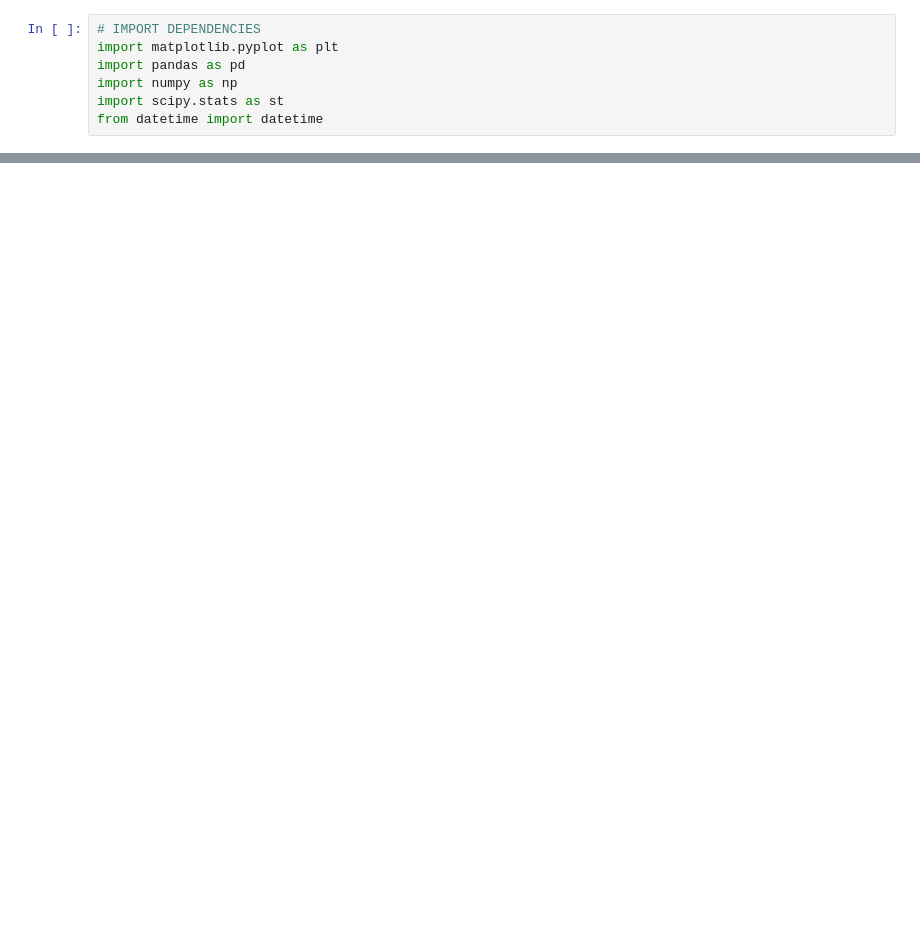
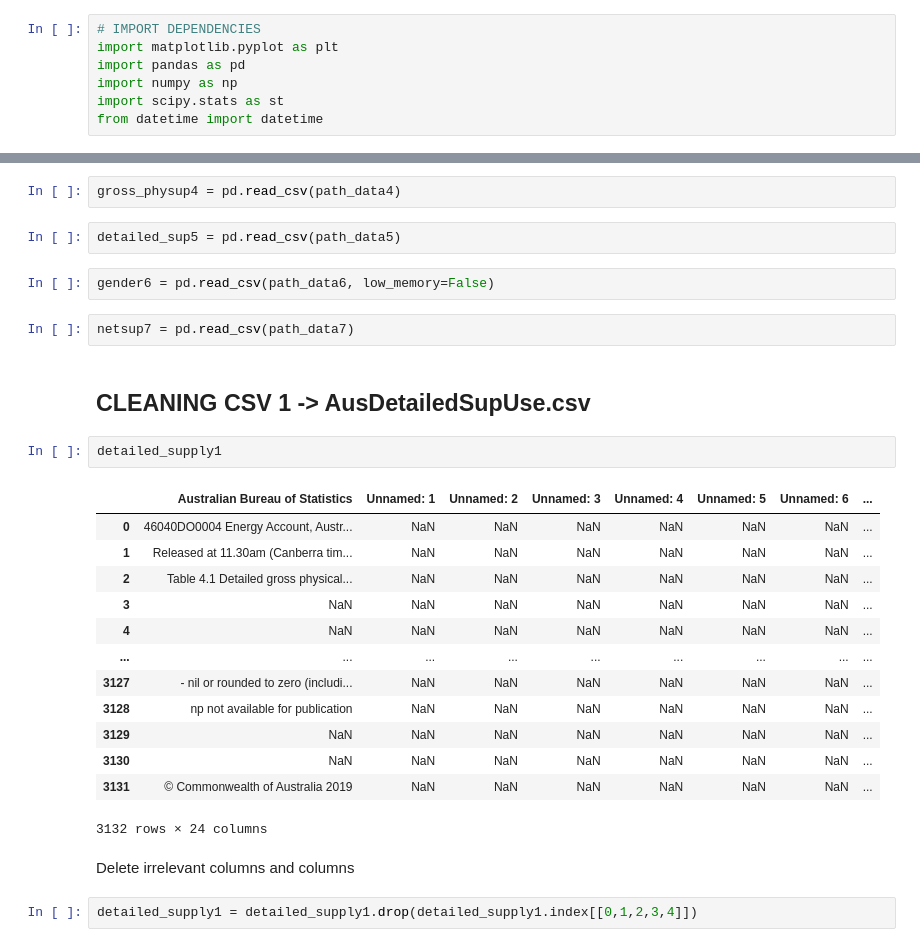
Before and after one commit to natalieddavies/FinalProject, a Jupyter notebook: datasets/cleaning.ipynb, the cells around one changed output, grey strips where cells are left out. Cells and saved outputs as stored; diff of their text form; blank space fills up the shorter version.

```diff
--- a/datasets/cleaning.ipynb
+++ b/datasets/cleaning.ipynb
@@ -27,0 +26,30 @@ FileNotFoundError: [Errno 2] File AusEnergyStocks.csv does not exist: 'AusEnergy
+# %%
+gross_physup4 = pd.read_csv(path_data4)
+# %%
+detailed_sup5 = pd.read_csv(path_data5)
+# %%
+gender6 = pd.read_csv(path_data6, low_memory=False)
+# %%
+netsup7 = pd.read_csv(path_data7)
+# %% [markdown]
+## CLEANING CSV 1 -> AusDetailedSupUse.csv
+# %%
+detailed_supply1
+# %% [output]
+|  | Australian Bureau of Statistics | Unnamed: 1 | Unnamed: 2 | Unnamed: 3 | Unnamed: 4 | Unnamed: 5 | Unnamed: 6 | ... |
+| 0 | 46040DO0004 Energy Account, Austr... | NaN | NaN | NaN | NaN | NaN | NaN | ... |
+| 1 | Released at 11.30am (Canberra tim... | NaN | NaN | NaN | NaN | NaN | NaN | ... |
+| 2 | Table 4.1 Detailed gross physical... | NaN | NaN | NaN | NaN | NaN | NaN | ... |
+| 3 | NaN | NaN | NaN | NaN | NaN | NaN | NaN | ... |
+| 4 | NaN | NaN | NaN | NaN | NaN | NaN | NaN | ... |
+| ... | ... | ... | ... | ... | ... | ... | ... | ... |
+| 3127 | - nil or rounded to zero (includi... | NaN | NaN | NaN | NaN | NaN | NaN | ... |
+| 3128 | np not available for publication | NaN | NaN | NaN | NaN | NaN | NaN | ... |
+| 3129 | NaN | NaN | NaN | NaN | NaN | NaN | NaN | ... |
+| 3130 | NaN | NaN | NaN | NaN | NaN | NaN | NaN | ... |
+| 3131 | © Commonwealth of Australia 2019 | NaN | NaN | NaN | NaN | NaN | NaN | ... |
+3132 rows × 24 columns
+# %% [markdown]
+Delete irrelevant columns and columns
+# %%
+detailed_supply1 = detailed_supply1.drop(detailed_supply1.index[[0,1,2,3,4]])
```
Also changed, not shown: parts of 25 cells of this notebook, 1 other file.
